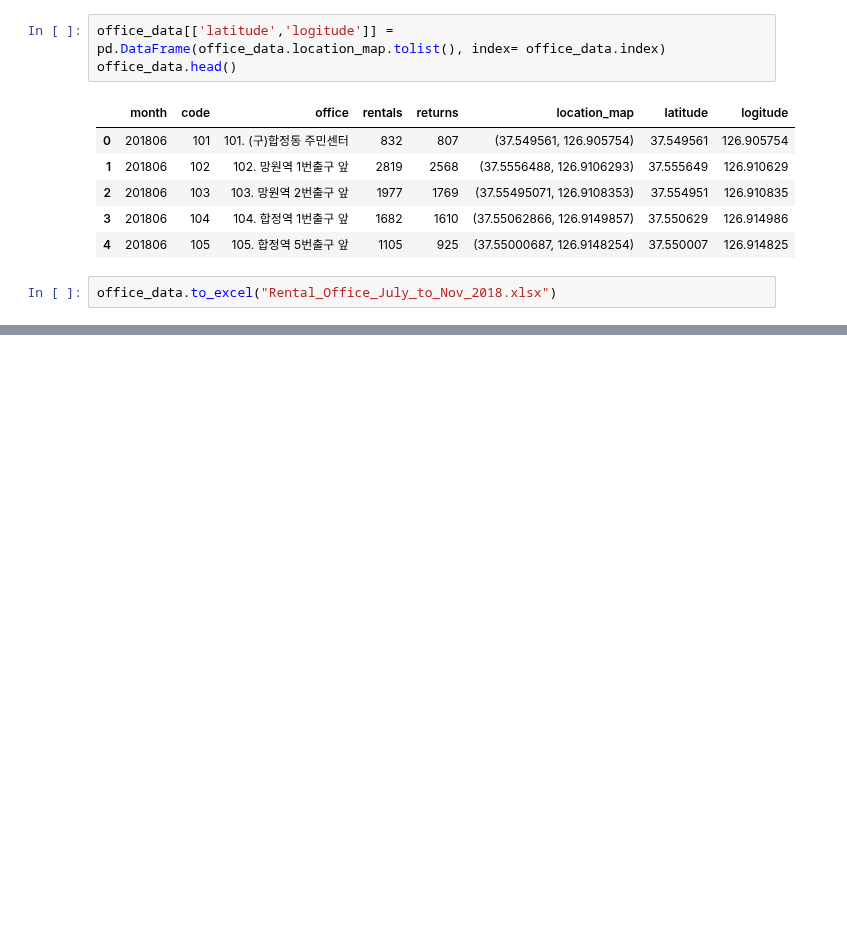
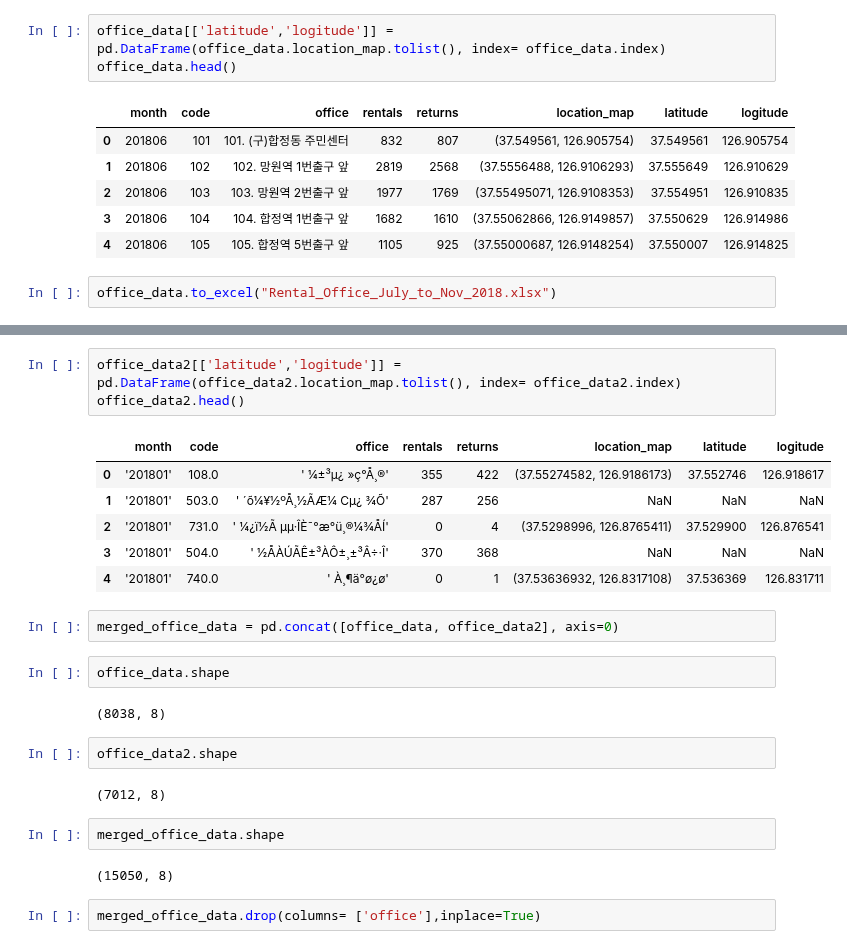
Before and after one commit to Jiian/seoulbike, a Jupyter notebook: data_eda_location/Merge Office and Location data.ipynb, the cells around one changed output, grey strips where cells are left out. Drawn from its saved outputs; the diff is of its cells as text; blank space fills up the shorter version.

```diff
--- a/data_eda_location/Merge Office and Location data.ipynb
+++ b/data_eda_location/Merge Office and Location data.ipynb
@@ -100,0 +134,26 @@ False
+# %%
+office_data2[['latitude','logitude']] = pd.DataFrame(office_data2.location_map.tolist(), index= office_data2.index)
+office_data2.head()
+# %% [output]
+|  | month | code | office | rentals | returns | location_map | latitude | logitude |
+| 0 | '201801' | 108.0 | ' ¼­±³µ¿ »ç°Å¸®' | 355 | 422 | (37.55274582, 126.9186173) | 37.552746 | 126.918617 |
+| 1 | '201801' | 503.0 | ' ´õ¼¥½ºÅ¸½ÃÆ¼ Cµ¿ ¾Õ' | 287 | 256 | NaN | NaN | NaN |
+| 2 | '201801' | 731.0 | ' ¼­¿ï½Ã µµ·ÎÈ¯°æ°ü¸®¼¾ÅÍ' | 0 | 4 | (37.5298996, 126.8765411) | 37.529900 | 126.876541 |
+| 3 | '201801' | 504.0 | ' ½ÅÀÚÃÊ±³ÀÔ±¸±³Â÷·Î' | 370 | 368 | NaN | NaN | NaN |
+| 4 | '201801' | 740.0 | ' À¸¶ä°ø¿ø' | 0 | 1 | (37.53636932, 126.8317108) | 37.536369 | 126.831711 |
+# %%
+merged_office_data = pd.concat([office_data, office_data2], axis=0)
+# %%
+office_data.shape
+# %% [output]
+(8038, 8)
+# %%
+office_data2.shape
+# %% [output]
+(7012, 8)
+# %%
+merged_office_data.shape
+# %% [output]
+(15050, 8)
+# %%
+merged_office_data.drop(columns= ['office'],inplace=True)
```
Also changed, not shown: parts of 11 cells of this notebook, 3 other files.
